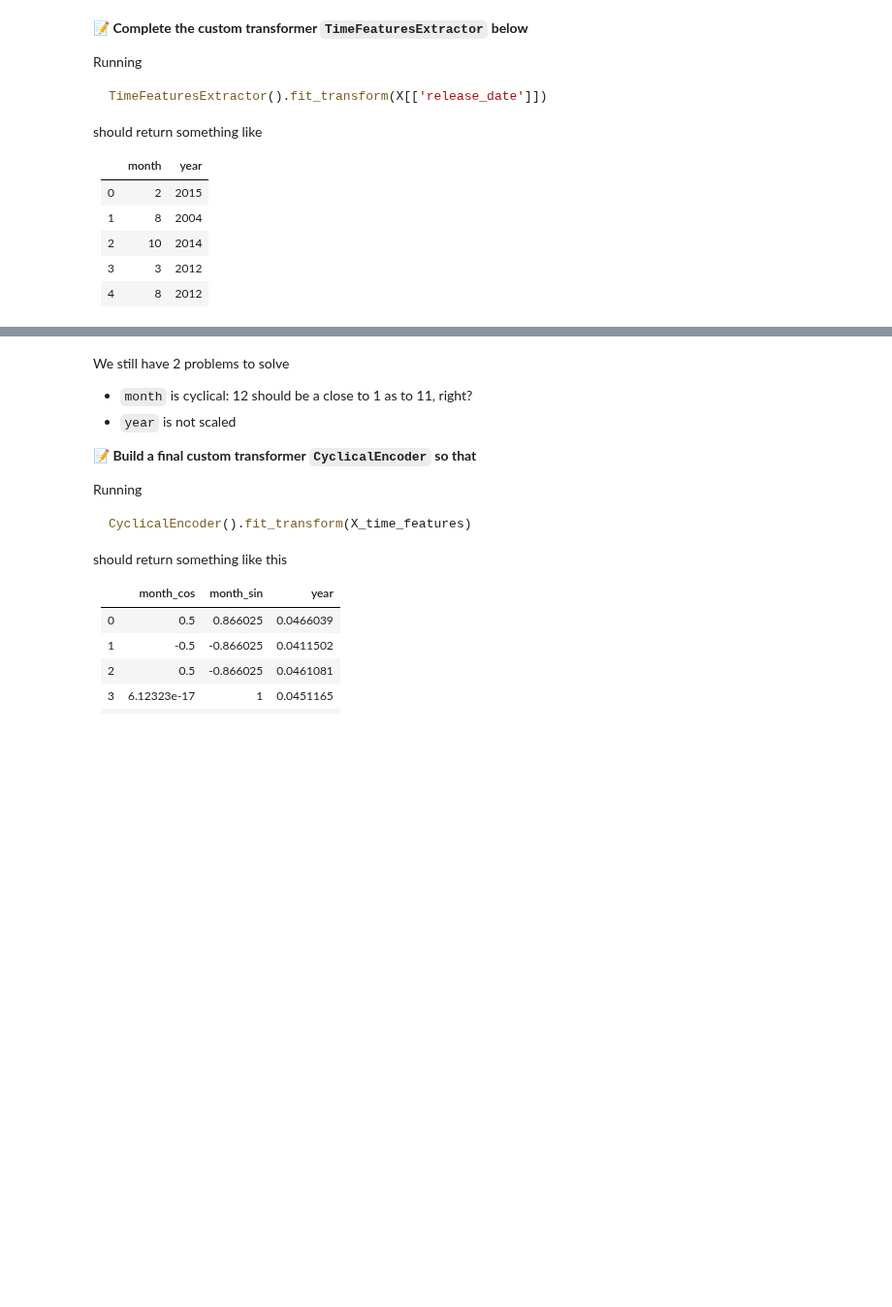
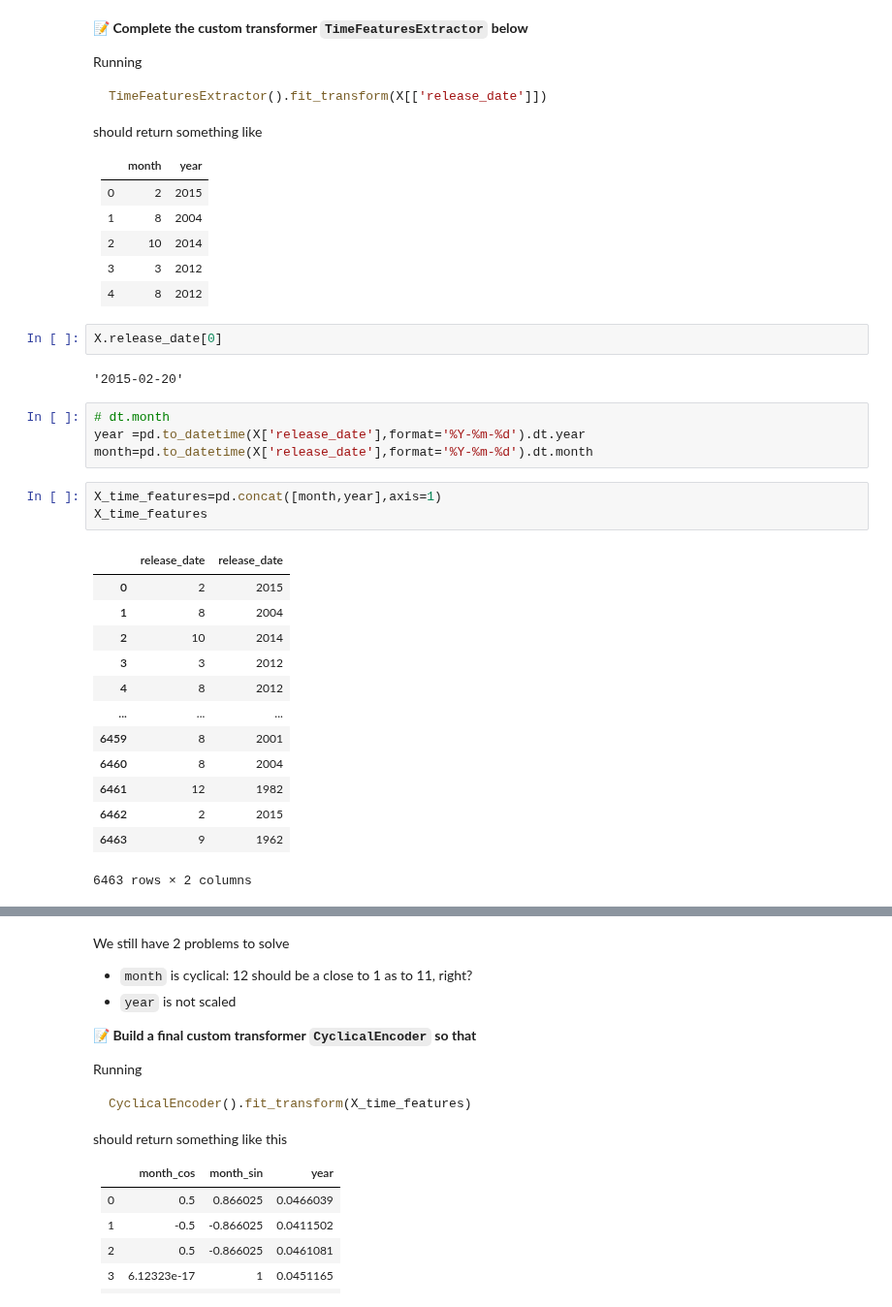
Before and after one commit to mchistya/data-certification-exam, a Jupyter notebook: machine_learning/TV_popularity_predictor.ipynb, the cells around one changed output, grey strips where cells are left out. Shown at 97% size. Saved outputs shown, nothing was run; the diff lists cells and outputs as text; blank space fills up the shorter version.

```diff
--- a/machine_learning/TV_popularity_predictor.ipynb
+++ b/machine_learning/TV_popularity_predictor.ipynb
@@ -491,6 +488,31 @@ should return something like
 |  2 |      10 |   2014 |
 |  3 |       3 |   2012 |
 |  4 |       8 |   2012 |
+# %%
+X.release_date[0]
+# %% [output]
+'2015-02-20'
+# %%
+# dt.month
+year =pd.to_datetime(X['release_date'],format='%Y-%m-%d').dt.year
+month=pd.to_datetime(X['release_date'],format='%Y-%m-%d').dt.month
+# %%
+X_time_features=pd.concat([month,year],axis=1)
+X_time_features
+# %% [output]
+|  | release_date | release_date |
+| 0 | 2 | 2015 |
+| 1 | 8 | 2004 |
+| 2 | 10 | 2014 |
+| 3 | 3 | 2012 |
+| 4 | 8 | 2012 |
+| ... | ... | ... |
+| 6459 | 8 | 2001 |
+| 6460 | 8 | 2004 |
+| 6461 | 12 | 1982 |
+| 6462 | 2 | 2015 |
+| 6463 | 9 | 1962 |
+6463 rows × 2 columns
 # %%
 from sklearn.base import BaseEstimator, TransformerMixin
 
```
Also changed, not shown: parts of 36 cells of this notebook.
